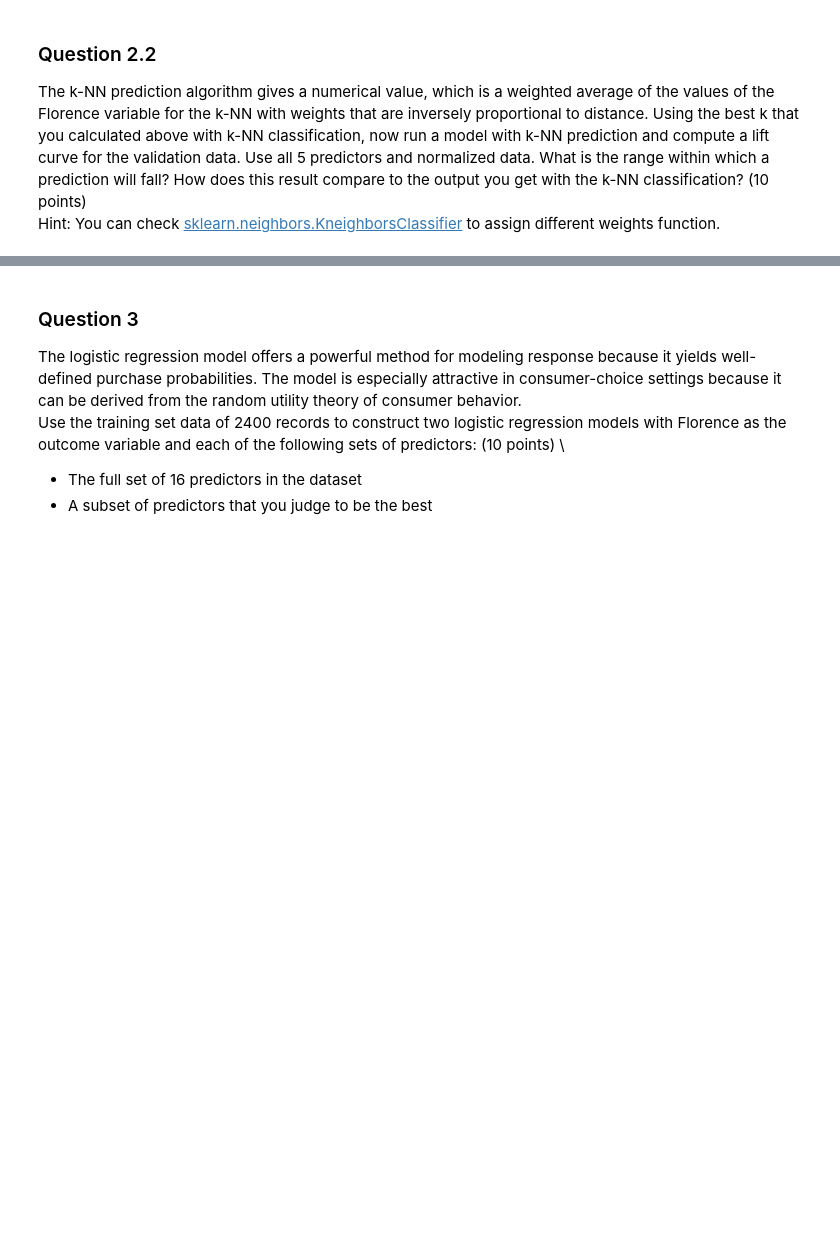
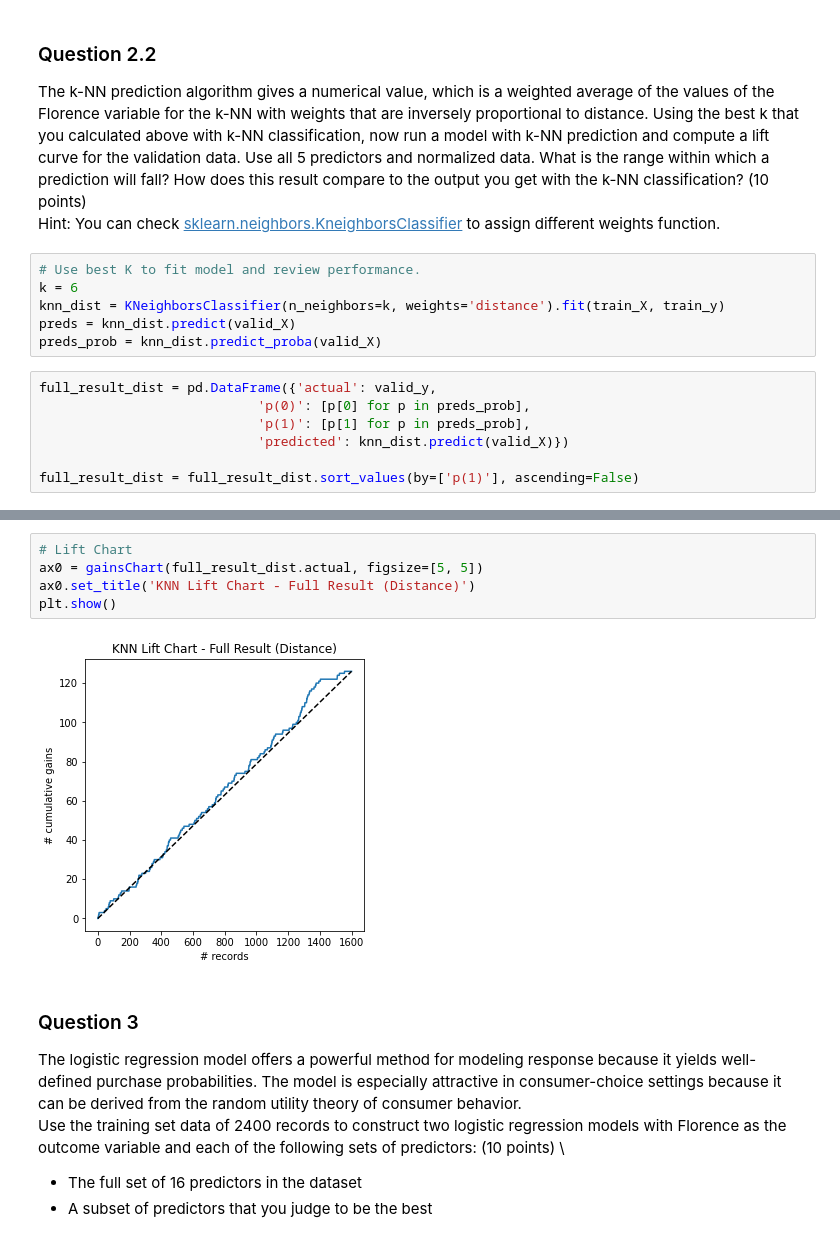
Before and after one commit to zachfreitas/ADS_505_Applied_Data_Sci_for_Business-, a Jupyter notebook: Module_1/Assignment_1/Assignment_1_1.ipynb, the cells around one changed output, grey strips where cells are left out. Cells and saved outputs as stored; diff of their text form; blank space fills up the shorter version.

```diff
--- a/Module_1/Assignment_1/Assignment_1_1.ipynb
+++ b/Module_1/Assignment_1/Assignment_1_1.ipynb
@@ -320,3 +296,16 @@ The k-NN prediction algorithm gives a numerical value, which is a weighted
 average of the values of the Florence variable for the k-NN with weights that are inversely proportional to distance. Using the best k that you calculated above with k-NN classification, now run a model with k-NN prediction and compute a lift curve for the validation data. Use all 5 predictors and normalized data. What is the range within which a prediction will fall? How does this result compare to the output you get with the k-NN classification? (10 points) \
 Hint: You can check [sklearn.neighbors.KneighborsClassifier](https://scikit-learn.org/stable/modules/generated/sklearn.neighbors.KNeighborsClassifier.html) to assign different weights
 function.
+# %%
+# Use best K to fit model and review performance.
+k = 6
+knn_dist = KNeighborsClassifier(n_neighbors=k, weights='distance').fit(train_X, train_y)
+preds = knn_dist.predict(valid_X)
+preds_prob = knn_dist.predict_proba(valid_X)
+# %%
+full_result_dist = pd.DataFrame({'actual': valid_y,
+                            'p(0)': [p[0] for p in preds_prob],
+                            'p(1)': [p[1] for p in preds_prob],
+                            'predicted': knn_dist.predict(valid_X)})
+
+full_result_dist = full_result_dist.sort_values(by=['p(1)'], ascending=False)
@@ -323,3 +322,10 @@ function.
+# %%
+# Lift Chart
+ax0 = gainsChart(full_result_dist.actual, figsize=[5, 5])
+ax0.set_title('KNN Lift Chart - Full Result (Distance)')
+plt.show()
+# %% [output]
+[figure, added]
 # %% [markdown]
 ### Question 3
  The logistic regression model offers a powerful method for modeling response because it yields well-defined purchase probabilities. The model is especially attractive in consumer-choice settings because it can be derived from the random utility theory of consumer behavior. \
```
Also changed, not shown: parts of 15 cells of this notebook.
